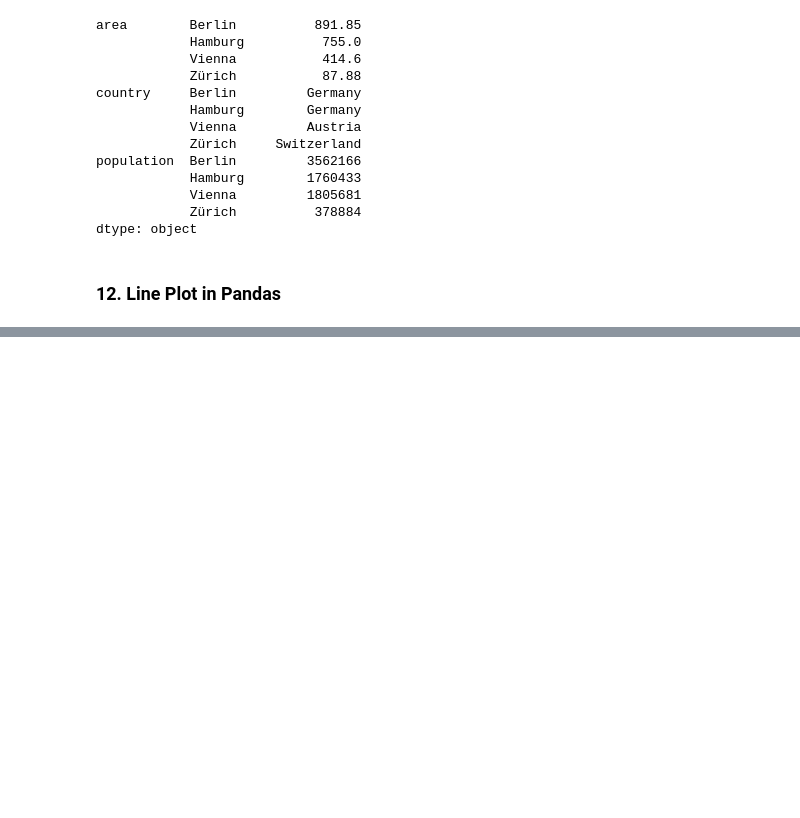
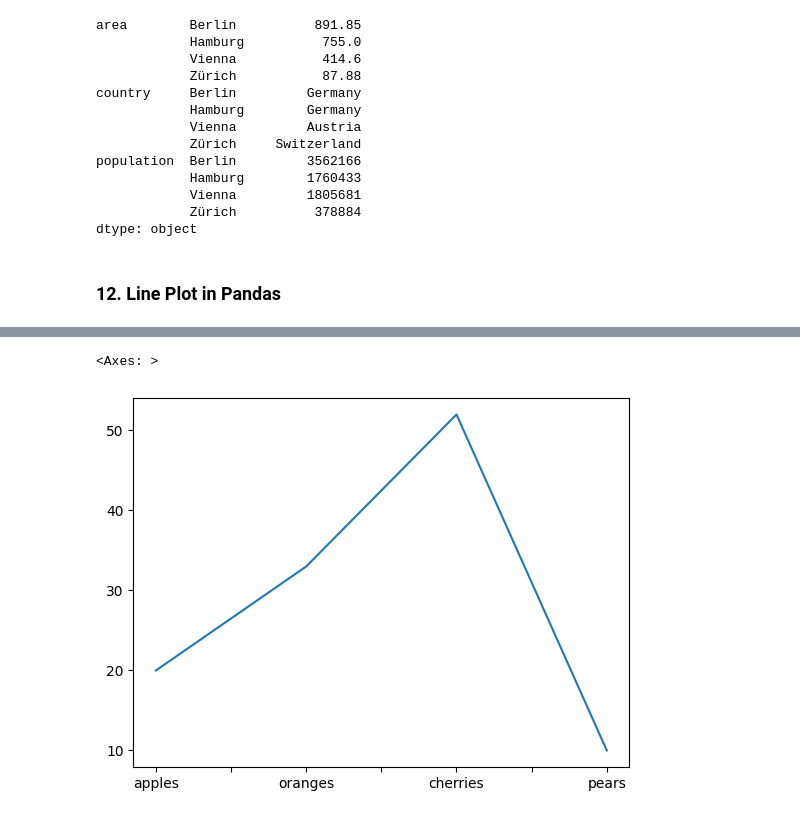
Before and after one commit to markoechevarria/math-to-ml, a Jupyter notebook: python-numerical-libraries/Pandas.ipynb, the cells around one changed output, grey strips where cells are left out. Cells and saved outputs as stored; diff of their text form; code cells hidden in the pictures; blank space fills up the shorter version.

```diff
--- a/python-numerical-libraries/Pandas.ipynb
+++ b/python-numerical-libraries/Pandas.ipynb
@@ -1306,0 +1316,8 @@ dtype: object
+# %%
+fruits = ['apples', 'oranges', 'cherries', 'pears']
+quantities = [20, 33, 52, 10]
+S = pd.Series(quantities, index=fruits)
+S.plot()
+# %% [output]
+<Axes: >
+[figure, added]
```
Also changed, not shown: parts of 12 cells of this notebook.
